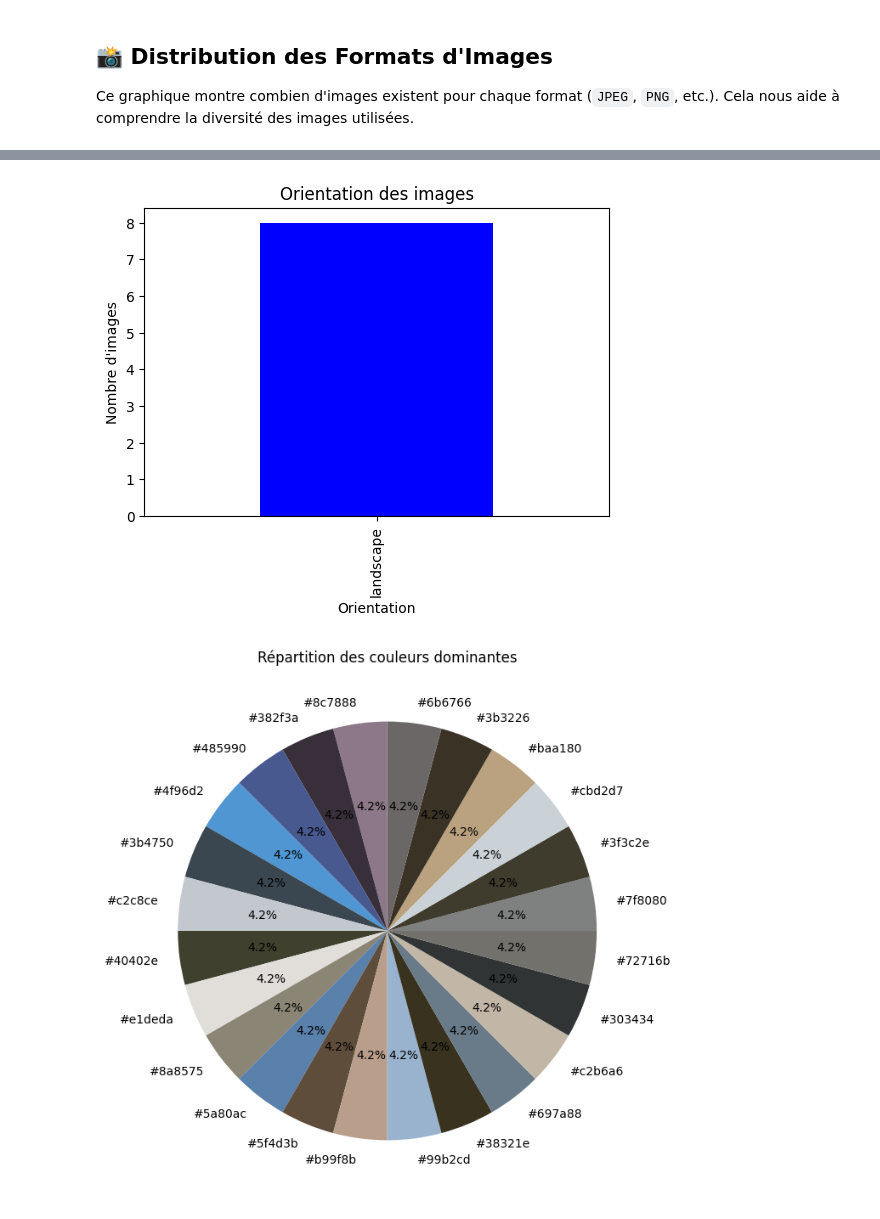
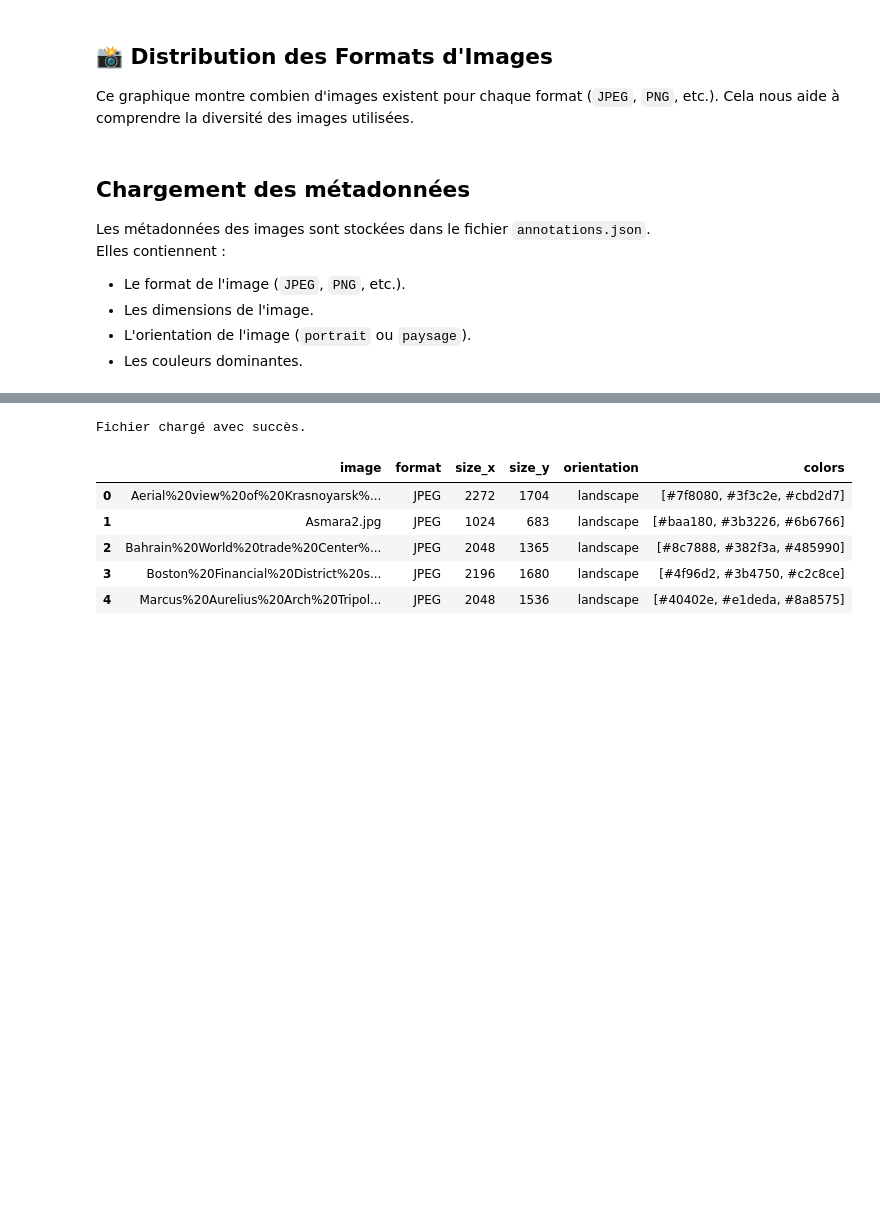
Before and after one commit to MaximeZoppini/TraitementDonneeMassiveProjet, a Jupyter notebook: visualization/visualization.ipynb, the cells around one changed output, grey strips where cells are left out. Drawn from its saved outputs; the diff is of its cells as text; code cells hidden in the pictures; blank space fills up the shorter version.

```diff
--- a/visualization/visualization.ipynb
+++ b/visualization/visualization.ipynb
@@ -16,17 +16,33 @@ pip install seaborn
 ## 📸 Distribution des Formats d'Images
 Ce graphique montre combien d'images existent pour chaque format (`JPEG`, `PNG`, etc.).
 Cela nous aide à comprendre la diversité des images utilisées.
+# %% [markdown]
+## Chargement des métadonnées
+
+Les métadonnées des images sont stockées dans le fichier `annotations.json`.
+Elles contiennent :
+- Le format de l'image (`JPEG`, `PNG`, etc.).
+- Les dimensions de l'image.
+- L'orientation de l'image (`portrait` ou `paysage`).
+- Les couleurs dominantes.
 # %%
 import json
 import pandas as pd
 import matplotlib.pyplot as plt
 import seaborn as sns
 
-ANNOTATION_FILE = "annotations.json"
+ANNOTATION_FILE = "../data_collection/annotations.json"
 
-with open(ANNOTATION_FILE, "r") as f:
-    data = json.load(f)
+# Chargement des données
+try:
+    with open(ANNOTATION_FILE, "r") as f:
+        data = json.load(f)
+    print("Fichier chargé avec succès.")
+except FileNotFoundError:
+    print(f"Erreur : Le fichier {ANNOTATION_FILE} est introuvable.")
+    data = {}
 
+# Transformation des données en DataFrame
 df = pd.DataFrame([
     {
         "image": img,
@@ -39,27 +55,5 @@ df = pd.DataFrame([
     for img, details in data.items()
 ])
 
-plt.figure(figsize=(8, 5))
-df["format"].value_counts().plot(kind="bar", color="skyblue")
-plt.title("Distribution des formats d'image")
-plt.xlabel("Format")
-plt.ylabel("Nombre d'images")
-plt.show()
-
-plt.figure(figsize=(6, 4))
-df["orientation"].value_counts().plot(kind="bar", color=["blue", "orange"])
-plt.title("Orientation des images")
-plt.xlabel("Orientation")
-plt.ylabel("Nombre d'images")
-plt.show()
-
-color_counts = {}
-for colors in df["colors"]:
-    for color in colors:
-        color_counts[color] = color_counts.get(color, 0) + 1
-
-plt.figure(figsize=(8, 8))
-plt.pie(color_counts.values(), labels=color_counts.keys(), colors=color_counts.keys(), autopct='%1.1f%%')
-plt.title("Répartition des couleurs dominantes")
-plt.show()
+df.head()
 # %% [output]
@@ -67,2 +60,7 @@ plt.show()
-[figure, removed]
-[figure, removed]
+Fichier chargé avec succès.
+|  | image | format | size_x | size_y | orientation | colors |
+| 0 | Aerial%20view%20of%20Krasnoyarsk%... | JPEG | 2272 | 1704 | landscape | [#7f8080, #3f3c2e, #cbd2d7] |
+| 1 | Asmara2.jpg | JPEG | 1024 | 683 | landscape | [#baa180, #3b3226, #6b6766] |
+| 2 | Bahrain%20World%20trade%20Center%... | JPEG | 2048 | 1365 | landscape | [#8c7888, #382f3a, #485990] |
+| 3 | Boston%20Financial%20District%20s... | JPEG | 2196 | 1680 | landscape | [#4f96d2, #3b4750, #c2c8ce] |
+| 4 | Marcus%20Aurelius%20Arch%20Tripol... | JPEG | 2048 | 1536 | landscape | [#40402e, #e1deda, #8a8575] |
```
Also changed, not shown: parts of 7 cells of this notebook, 7 other files.
